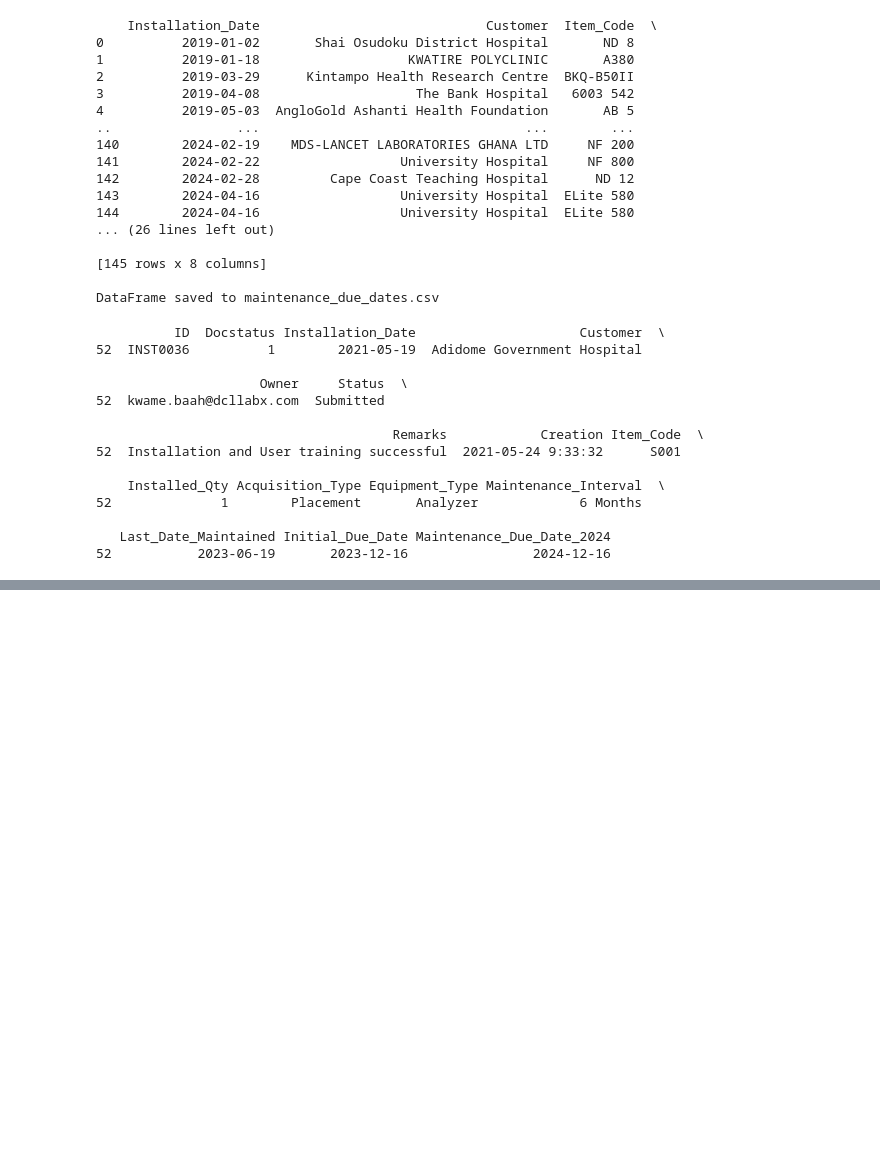
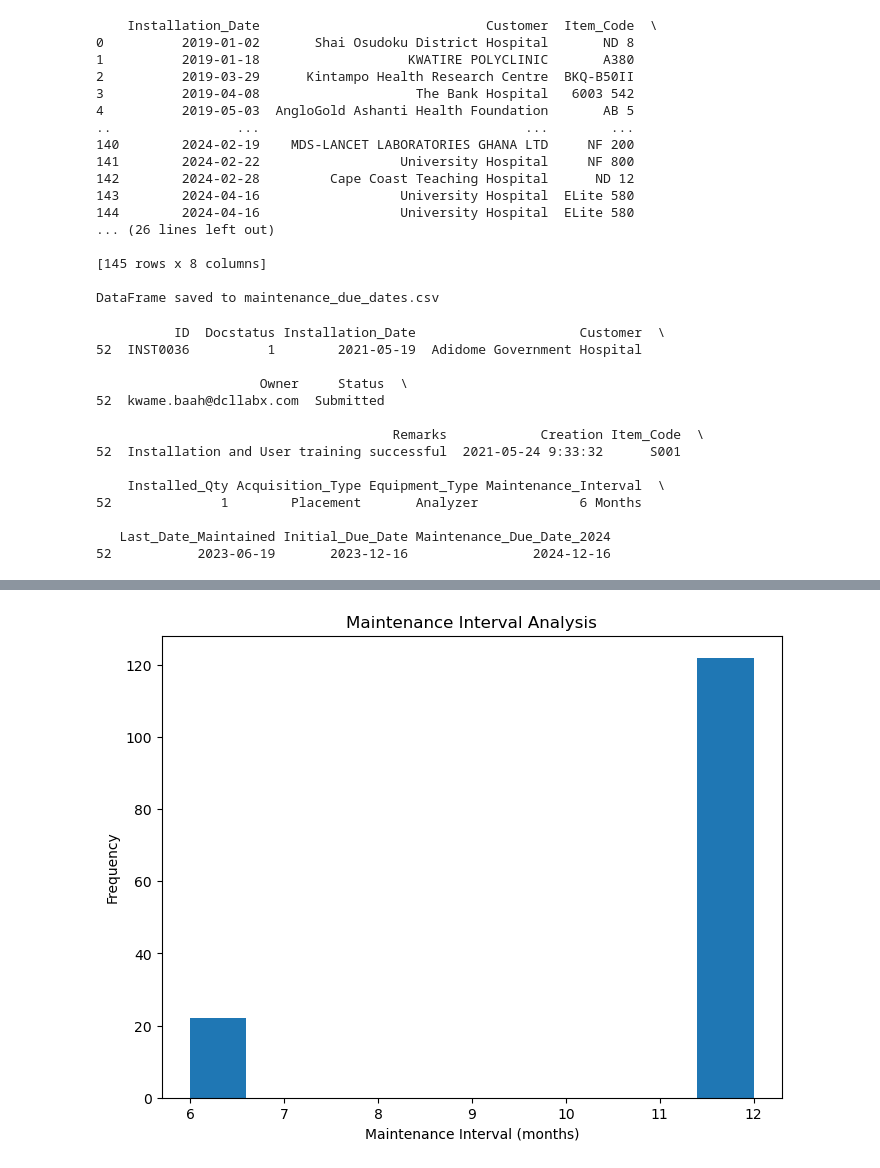
Before and after one commit to adaambiikgabz/Equipment_Maintenance_Schedule, a Jupyter notebook: Installation_data.ipynb, the cells around one changed output, grey strips where cells are left out. Cells and saved outputs as stored; diff of their text form; code cells hidden in the pictures; blank space fills up the shorter version.

```diff
--- a/Installation_data.ipynb
+++ b/Installation_data.ipynb
@@ -188,0 +223,15 @@ print(adidome_hospital_row)
+# %%
+import matplotlib.pyplot as plt
+
+# Convert 'Maintenance_Interval' column to numeric format
+df['Maintenance_Interval'] = df['Maintenance_Interval'].str.extract('(\d+)').astype(float)
+
+# Plot histogram
+plt.figure(figsize=(8, 6))
+plt.hist(df['Maintenance_Interval'].dropna(), bins=10)
+plt.title('Maintenance Interval Analysis')
+plt.xlabel('Maintenance Interval (months)')
+plt.ylabel('Frequency')
+plt.show()
+# %% [output]
+[figure, added]
```
Also changed, not shown: parts of 7 cells of this notebook, 1 other file.
